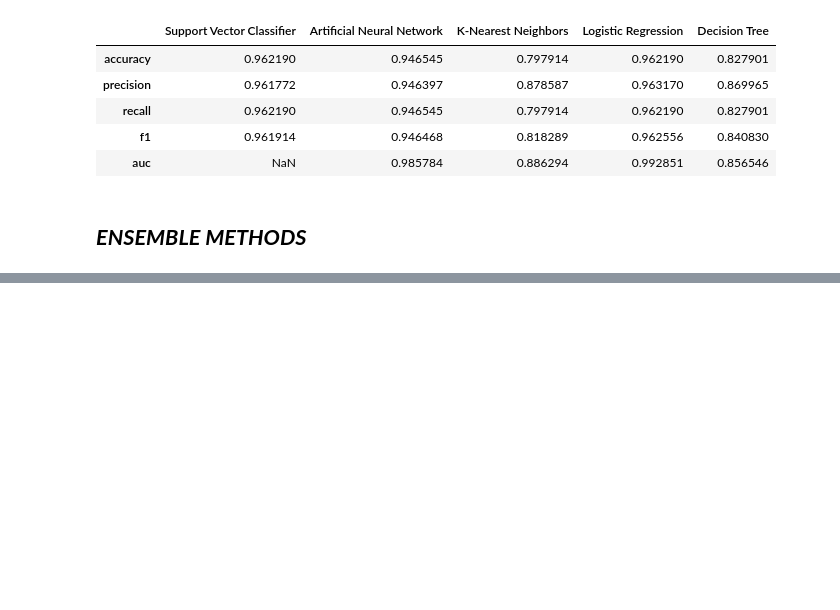
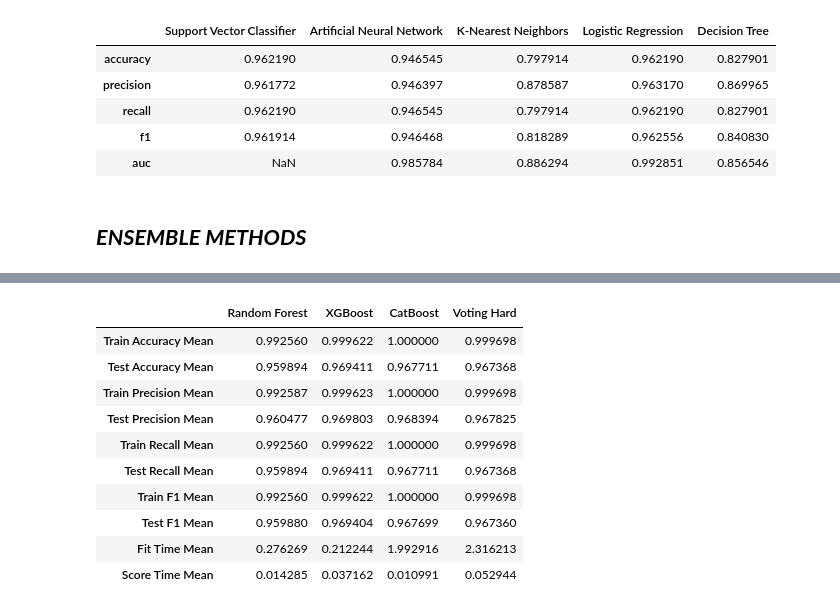
Before and after one commit to simon2326/Depression-Risk-Analysis, a Jupyter notebook: Modeling-Evaluation/modeling.ipynb, the cells around one changed output, grey strips where cells are left out. Saved outputs shown, nothing was run; the diff lists cells and outputs as text; code cells hidden in the pictures; blank space fills up the shorter version.

```diff
--- a/Modeling-Evaluation/modeling.ipynb
+++ b/Modeling-Evaluation/modeling.ipynb
@@ -290,0 +332,2 @@ metrics_df
+# %%
+ensemble_metrics = crossValidateModels(ensemble_models, X_num_train_bal, Y_num_train_bal, cv)
@@ -290,0 +350,14 @@ metrics_df
+# %%
+pd.DataFrame(ensemble_metrics)
+# %% [output]
+|  | Random Forest | XGBoost | CatBoost | Voting Hard |
+| Train Accuracy Mean | 0.992560 | 0.999622 | 1.000000 | 0.999698 |
+| Test Accuracy Mean | 0.959894 | 0.969411 | 0.967711 | 0.967368 |
+| Train Precision Mean | 0.992587 | 0.999623 | 1.000000 | 0.999698 |
+| Test Precision Mean | 0.960477 | 0.969803 | 0.968394 | 0.967825 |
+| Train Recall Mean | 0.992560 | 0.999622 | 1.000000 | 0.999698 |
+| Test Recall Mean | 0.959894 | 0.969411 | 0.967711 | 0.967368 |
+| Train F1 Mean | 0.992560 | 0.999622 | 1.000000 | 0.999698 |
+| Test F1 Mean | 0.959880 | 0.969404 | 0.967699 | 0.967360 |
+| Fit Time Mean | 0.276269 | 0.212244 | 1.992916 | 2.316213 |
+| Score Time Mean | 0.014285 | 0.037162 | 0.010991 | 0.052944 |
```
Also changed, not shown: parts of 15 cells of this notebook, 4 other files.
